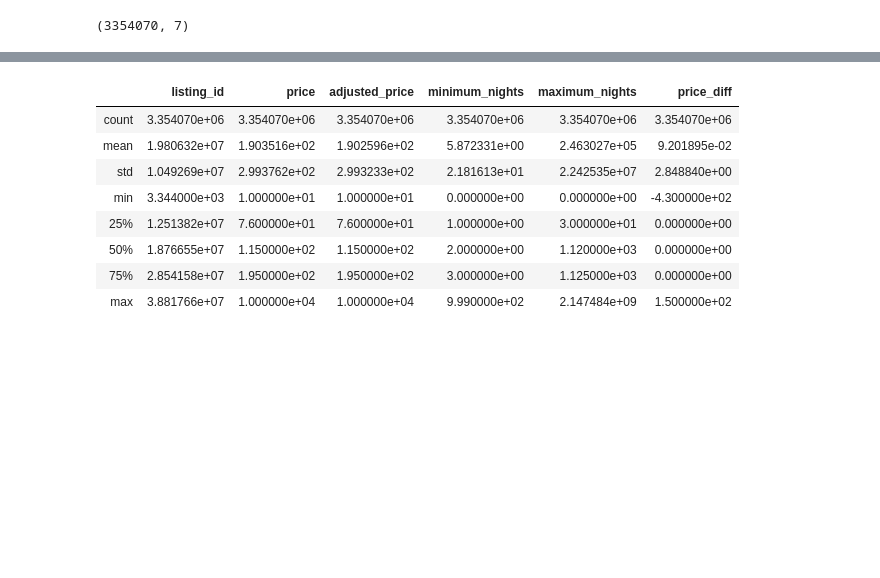
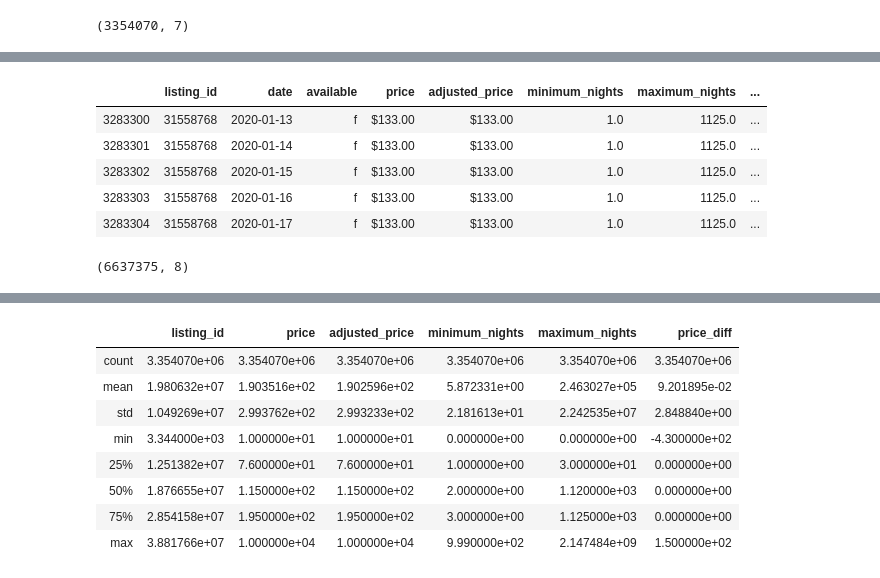
Before and after one commit to k10jo01/airbnb, a Jupyter notebook: code/02.2-eda-calendar.ipynb, the cells around one changed output, grey strips where cells are left out. Saved outputs shown, nothing was run; the diff lists cells and outputs as text; code cells hidden in the pictures; blank space fills up the shorter version.

```diff
--- a/code/02.2-eda-calendar.ipynb
+++ b/code/02.2-eda-calendar.ipynb
@@ -19,0 +102,5 @@ calendar.head()
+# %%
+# Read in calendar data
+calendar_1_19 = pd.read_csv('/Users/jessieowens2/Desktop/general_assembly/airbnb_data/calendar_1_19.csv')
+# Look at shape of calendar data
+calendar_1_19.shape
@@ -19,0 +118,9 @@ calendar.head()
+# %%
+calendar_1_19.tail()
+# %% [output]
+|  | listing_id | date | available | price | adjusted_price | minimum_nights | maximum_nights | ... |
+| 3283300 | 31558768 | 2020-01-13 | f | $133.00 | $133.00 | 1.0 | 1125.0 | ... |
+| 3283301 | 31558768 | 2020-01-14 | f | $133.00 | $133.00 | 1.0 | 1125.0 | ... |
+| 3283302 | 31558768 | 2020-01-15 | f | $133.00 | $133.00 | 1.0 | 1125.0 | ... |
+| 3283303 | 31558768 | 2020-01-16 | f | $133.00 | $133.00 | 1.0 | 1125.0 | ... |
+| 3283304 | 31558768 | 2020-01-17 | f | $133.00 | $133.00 | 1.0 | 1125.0 | ... |
@@ -19,0 +133,4 @@ calendar.head()
+# %%
+calendar.shape
+# %% [output]
+(6637375, 8)
```
Also changed, not shown: parts of 29 cells of this notebook, 3 other files.
